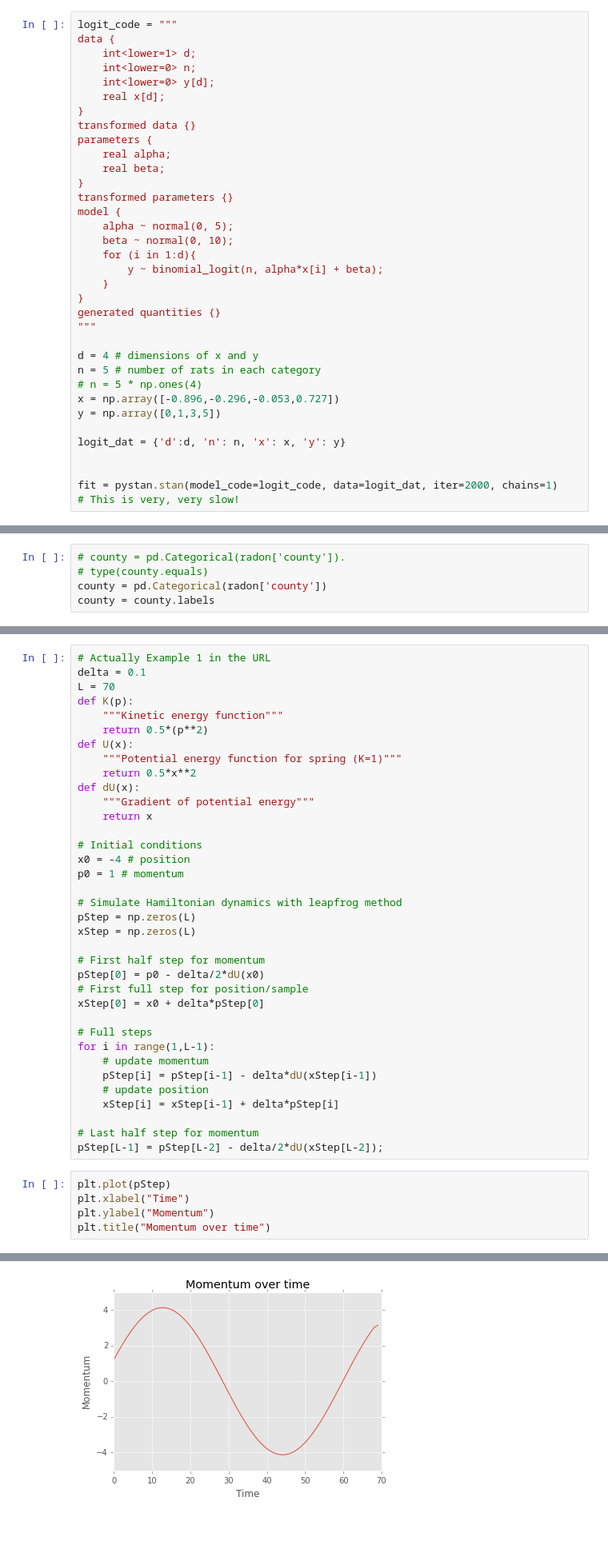
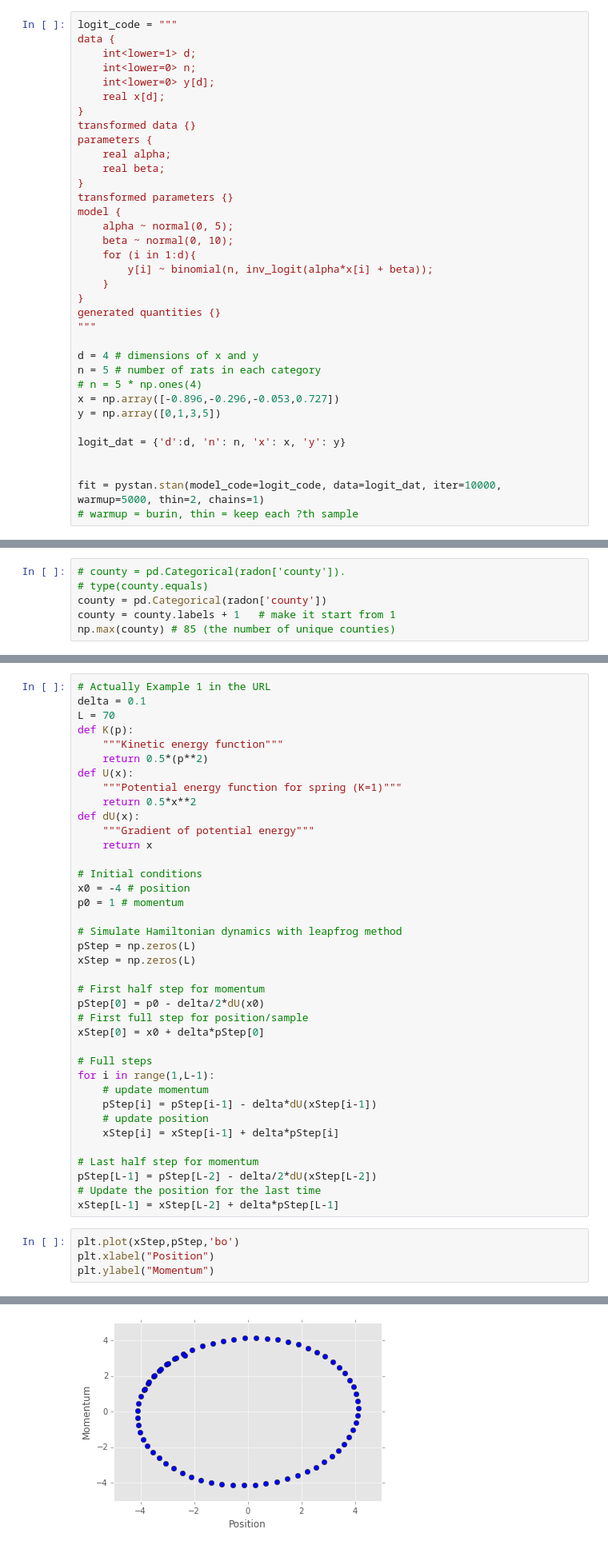
Before and after one commit to star1327p/STA663-Christine-Chai, a Jupyter notebook: Lab07/Exercise07-Copy0.ipynb, the cells around one changed output, grey strips where cells are left out. Shown: that part at 80% size. Cells and saved outputs as stored; diff of their text form; blank space fills up the shorter version.

```diff
--- a/Lab07/Exercise07-Copy0.ipynb
+++ b/Lab07/Exercise07-Copy0.ipynb
@@ -55,7 +55,7 @@ model {
     alpha ~ normal(0, 5);
     beta ~ normal(0, 10);
     for (i in 1:d){
-        y ~ binomial_logit(n, alpha*x[i] + beta);
+        y[i] ~ binomial(n, inv_logit(alpha*x[i] + beta));
     }
 }
 generated quantities {}
@@ -70,5 +70,5 @@ y = np.array([0,1,3,5])
 logit_dat = {'d':d, 'n': n, 'x': x, 'y': y}
 
 
-fit = pystan.stan(model_code=logit_code, data=logit_dat, iter=2000, chains=1)
-# This is very, very slow!
+fit = pystan.stan(model_code=logit_code, data=logit_dat, iter=10000, warmup=5000, thin=2, chains=1)
+# warmup = burin, thin = keep each ?th sample
@@ -121,4 +120,5 @@ print pd.unique(radon['floor'])
 # county = pd.Categorical(radon['county']).
 # type(county.equals)
 county = pd.Categorical(radon['county'])
-county = county.labels
+county = county.labels + 1   # make it start from 1
+np.max(county) # 85 (the number of unique counties)
@@ -248,12 +233,13 @@ for i in range(1,L-1):
     xStep[i] = xStep[i-1] + delta*pStep[i]
 
 # Last half step for momentum
-pStep[L-1] = pStep[L-2] - delta/2*dU(xStep[L-2]);
+pStep[L-1] = pStep[L-2] - delta/2*dU(xStep[L-2])
+# Update the position for the last time
+xStep[L-1] = xStep[L-2] + delta*pStep[L-1]
 # %%
-plt.plot(pStep)
-plt.xlabel("Time")
+plt.plot(xStep,pStep,'bo')
+plt.xlabel("Position")
 plt.ylabel("Momentum")
-plt.title("Momentum over time")
 # %% [output]
 <matplotlib.text.Text at 0x...>
-[figure, old version]
+[figure, new version]
```
Also changed, not shown: parts of 13 cells of this notebook.
